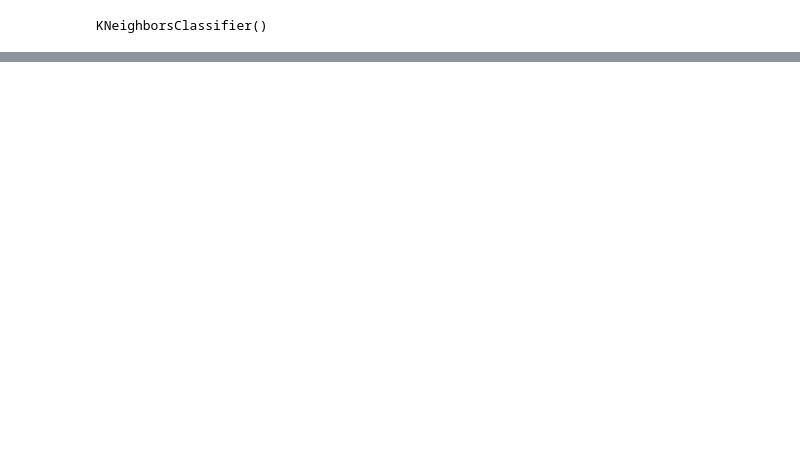
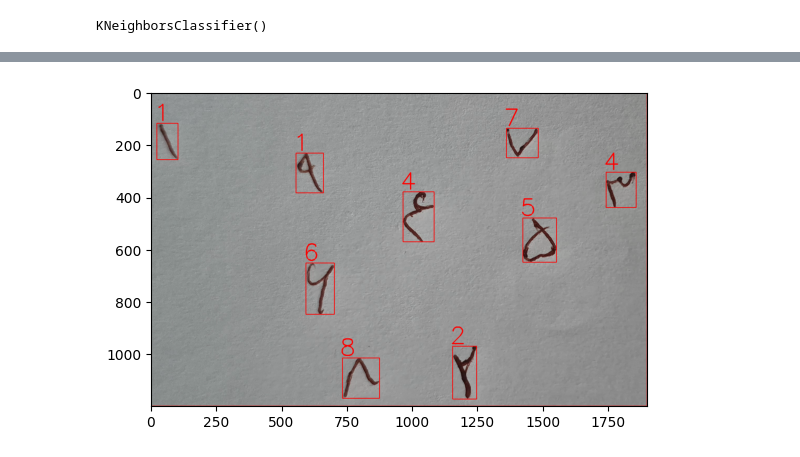
Before and after one commit to Mamootin/Connected-Component-OpenCV, a Jupyter notebook: ConnectedComponent.ipynb, the cells around one changed output, grey strips where cells are left out. Saved outputs shown, nothing was run; the diff lists cells and outputs as text; code cells hidden in the pictures; blank space fills up the shorter version.

```diff
--- a/ConnectedComponent.ipynb
+++ b/ConnectedComponent.ipynb
@@ -67,0 +93,4 @@ KNeighborsClassifier()
+# %%
+from tensorflow.keras.models import load_model
+net = load_model("model.keras")
+net
@@ -69,10 +100,10 @@ KNeighborsClassifier()
 for i in range(0, num_labels):
     x, y, w, h = stats[i][:4]
     if w>80 and h>80:
-        img = gray[y:y+h, x:x+w]
-        inp = cv2.resize(img, (5, 5))
+        image = gray[y:y+h, x:x+w]
+        inp = cv2.resize(image, (5, 5))
         inp = inp.reshape(1,25)
-        r = net.predict(inp)[0]
+        r = net.predict(inp)
         print(r)
-plt.show()
+r
 # %% [output]
@@ -89,13 +128,19 @@ plt.show()
 # %%
+img = cv2.imread("HandWrite.jpg")
+img = cv2.rotate(img, cv2.ROTATE_90_COUNTERCLOCKWISE)
+img = img[500:1700, 700:2600]
+
 for i in range(0, num_labels):
     x, y, w, h = stats[i][:4]
     if w>80 and h>80:
         image = gray[y:y+h, x:x+w]
         inp = cv2.resize(image, (5, 5))
         inp = inp.reshape(1,25)
-        r = net.predict(inp)[0]
-        cv2.putText(img, text=str(r), org=(x-10, y-10), fontFace=cv2.FONT_HERSHEY_SIMPLEX, fontScale=3, color=(0,0,255), thickness=3)
-        cv2.rectangle(img, (x, y), (x+w, y+h), (0,0,255), 2)
+        r = net.predict(inp)
+        r = np.argmax(r)
+        cv2.putText(img, text=str(r), org=(x-10, y-10), fontFace=cv2.FONT_HERSHEY_SIMPLEX, fontScale=3, color=(255,0,0), thickness=3)
+        cv2.rectangle(img, (x, y), (x+w, y+h), (255,0,0), 2)
 
 plt.imshow(img)
 plt.show()
+# %% [output]
@@ -101,0 +157 @@ plt.show()
+[figure, added]
```
Also changed, not shown: parts of 11 cells of this notebook, 3 other files.
